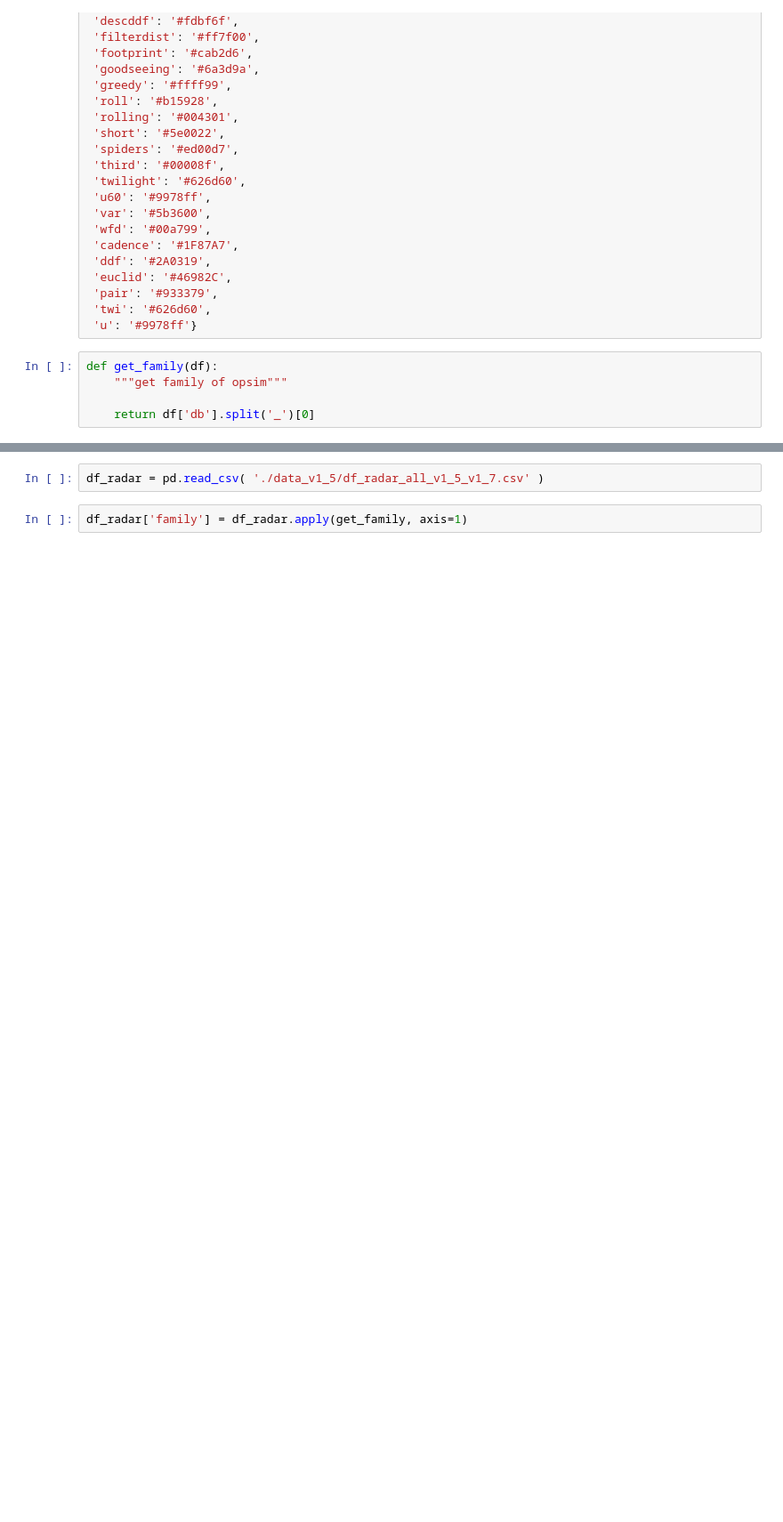
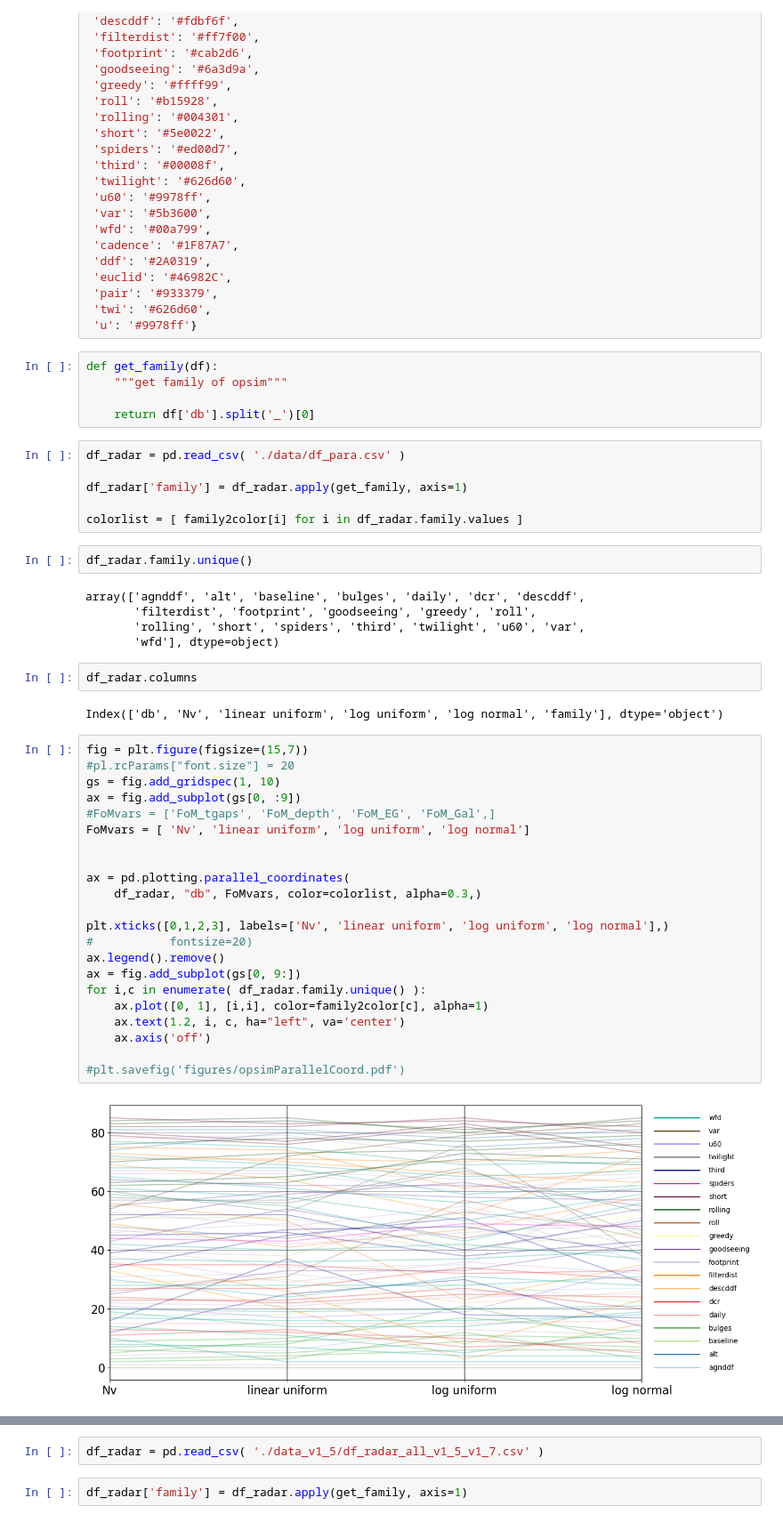
Before and after one commit to fedhere/LSSTunknowns, a Jupyter notebook: tdAnom/plot_radar_parallel.ipynb, the cells around one changed output, grey strips where cells are left out. Shown at 89% size. Drawn from its saved outputs; the diff is of its cells as text; blank space fills up the shorter version.

```diff
--- a/tdAnom/plot_radar_parallel.ipynb
+++ b/tdAnom/plot_radar_parallel.ipynb
@@ -340,3 +374,44 @@ def get_family(df):
     """get family of opsim"""
 
     return df['db'].split('_')[0]
+# %%
+df_radar = pd.read_csv( './data/df_para.csv' )
+
+df_radar['family'] = df_radar.apply(get_family, axis=1)
+
+colorlist = [ family2color[i] for i in df_radar.family.values ]
+# %%
+df_radar.family.unique()
+# %% [output]
+array(['agnddf', 'alt', 'baseline', 'bulges', 'daily', 'dcr', 'descddf',
+       'filterdist', 'footprint', 'goodseeing', 'greedy', 'roll',
+       'rolling', 'short', 'spiders', 'third', 'twilight', 'u60', 'var',
+       'wfd'], dtype=object)
+# %%
+df_radar.columns
+# %% [output]
+Index(['db', 'Nv', 'linear uniform', 'log uniform', 'log normal', 'family'], dtype='object')
+# %%
+fig = plt.figure(figsize=(15,7))
+#pl.rcParams["font.size"] = 20
+gs = fig.add_gridspec(1, 10)
+ax = fig.add_subplot(gs[0, :9])
+#FoMvars = ['FoM_tgaps', 'FoM_depth', 'FoM_EG', 'FoM_Gal',]
+FoMvars = [ 'Nv', 'linear uniform', 'log uniform', 'log normal']
+
+
+ax = pd.plotting.parallel_coordinates(
+    df_radar, "db", FoMvars, color=colorlist, alpha=0.3,)
+
+plt.xticks([0,1,2,3], labels=['Nv', 'linear uniform', 'log uniform', 'log normal'],)
+#           fontsize=20)
+ax.legend().remove()
+ax = fig.add_subplot(gs[0, 9:])
+for i,c in enumerate( df_radar.family.unique() ):
+    ax.plot([0, 1], [i,i], color=family2color[c], alpha=1)
+    ax.text(1.2, i, c, ha="left", va='center')
+    ax.axis('off')
+
+#plt.savefig('figures/opsimParallelCoord.pdf')
+# %% [output]
+[figure, added]
```
Also changed, not shown: parts of 5 cells of this notebook, 13 other files.
